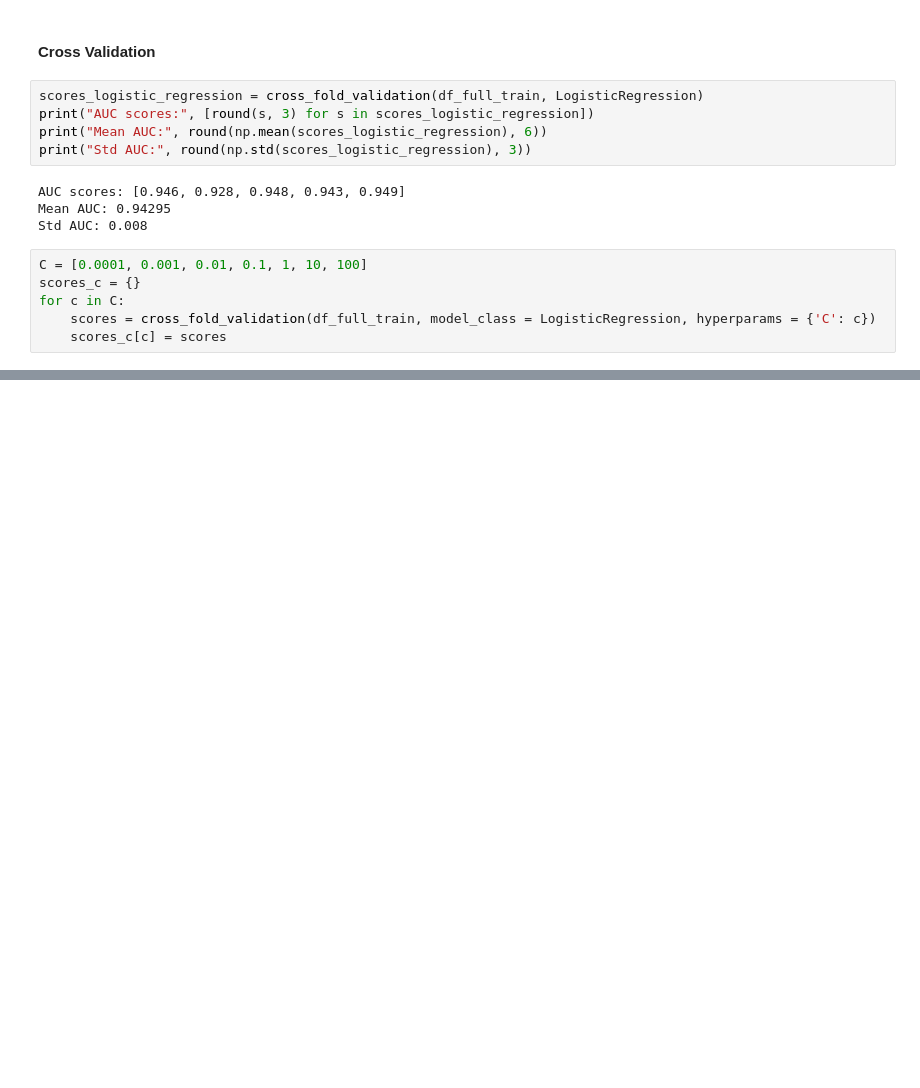
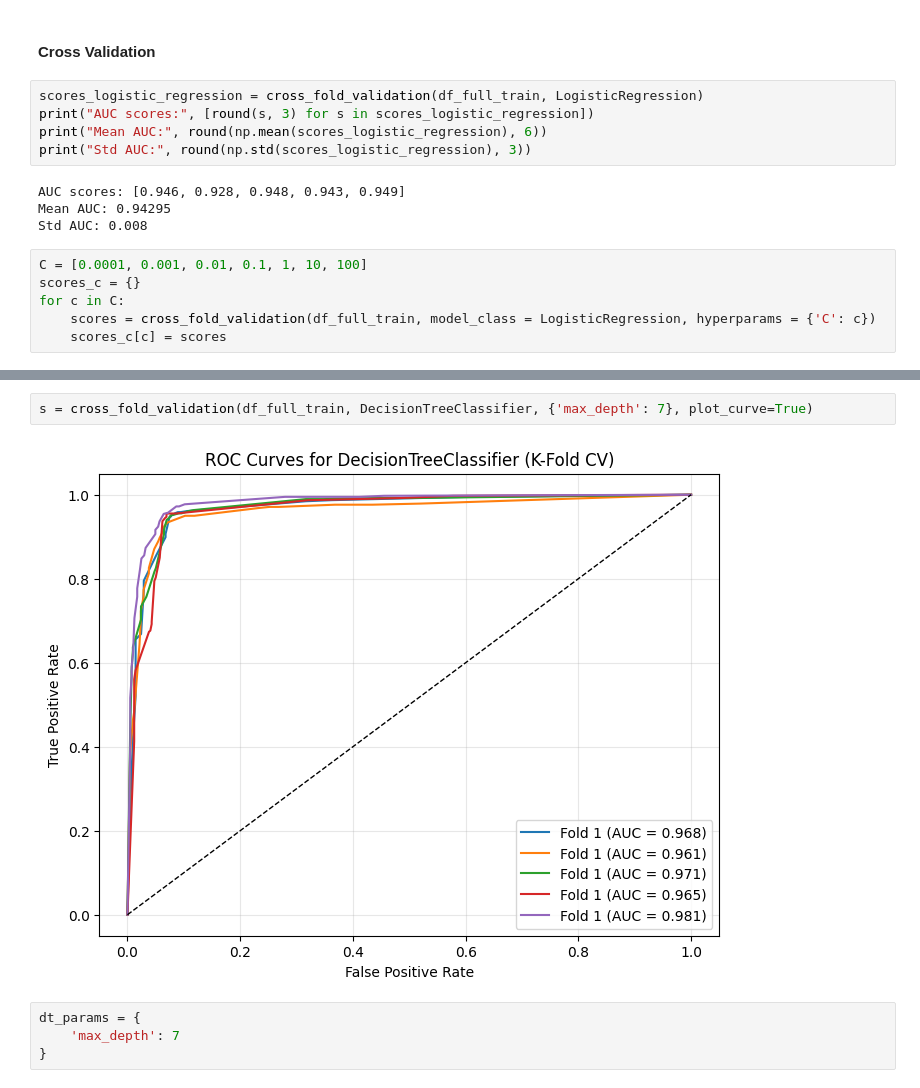
Before and after one commit to petrushki/PersonalityPredictor, a Jupyter notebook: notebook.ipynb, the cells around one changed output, grey strips where cells are left out. Drawn from its saved outputs; the diff is of its cells as text; blank space fills up the shorter version.

```diff
--- a/notebook.ipynb
+++ b/notebook.ipynb
@@ -369,0 +462,8 @@ Std AUC: 0.008
+# %%
+s = cross_fold_validation(df_full_train, DecisionTreeClassifier, {'max_depth': 7}, plot_curve=True)
+# %% [output]
+[figure, added]
+# %%
+dt_params = {
+    'max_depth': 7
+}
```
Also changed, not shown: parts of 19 cells of this notebook.
